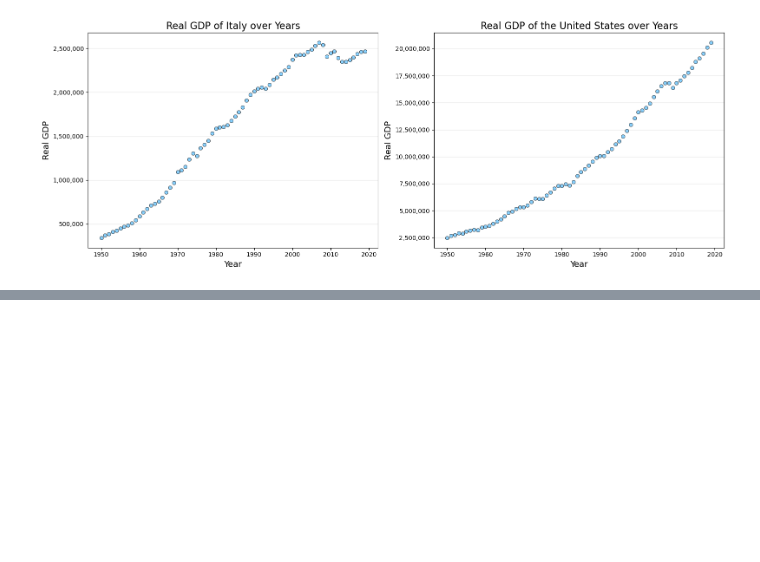
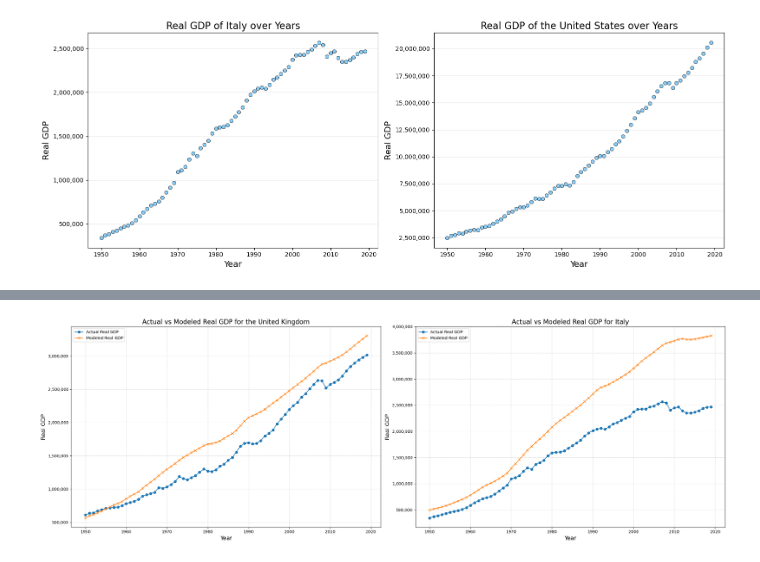
Before and after one commit to khwaish-aggarwal/EC1B1_mini_project, a Jupyter notebook: code/data_visualisations.ipynb, the cells around one changed output, grey strips where cells are left out. Drawn from its saved outputs; the diff is of its cells as text; code cells hidden in the pictures; blank space fills up the shorter version.

```diff
--- a/code/data_visualisations.ipynb
+++ b/code/data_visualisations.ipynb
@@ -39,0 +208,6 @@ plt.show()
+# %%
+# Use the model to predict log_Real_GDP based on log_Capital and log_Labour
+df_cleaned['modeled_log_Real_GDP'] = model.predict(X)
+
+# Display the first few rows of the dataframe to verify the new column
+print(df_cleaned.head())
@@ -39,0 +228,41 @@ plt.show()
+# %%
+# Filter data for the United Kingdom and Italy
+uk_data = df_cleaned[df_cleaned['country'] == 'United Kingdom'].copy()
+italy_data = df_cleaned[df_cleaned['country'] == 'Italy'].copy()
+
+# Check if data is empty for either country
+if uk_data.empty or italy_data.empty:
+    print("No data found for the United Kingdom or Italy.")
+else:
+    # Exponentiate the modeled log GDP to get the GDP values
+    uk_data['modeled_Real_GDP'] = np.exp(uk_data['modeled_log_Real_GDP'])
+    italy_data['modeled_Real_GDP'] = np.exp(italy_data['modeled_log_Real_GDP'])
+
+    # Create the plot with two subplots side by side
+    fig, (ax1, ax2) = plt.subplots(1, 2, figsize=(24, 8))  # 1 row, 2 columns
+
+    # Plot actual and modeled Real GDP for the United Kingdom
+    ax1.plot(uk_data['year'], uk_data['Real GDP'], label='Actual Real GDP', marker='o')
+    ax1.plot(uk_data['year'], uk_data['modeled_Real_GDP'], label='Modeled Real GDP', marker='x')
+    ax1.set_title('Actual vs Modeled Real GDP for the United Kingdom', fontsize=16)
+    ax1.set_xlabel('Year', fontsize=14)
+    ax1.set_ylabel('Real GDP', fontsize=14)
+    ax1.yaxis.set_major_formatter(StrMethodFormatter('{x:,.0f}'))
+    ax1.grid(True, linestyle='--', alpha=0.5)
+    ax1.legend()
+
+    # Plot actual and modeled Real GDP for Italy
+    ax2.plot(italy_data['year'], italy_data['Real GDP'], label='Actual Real GDP', marker='o')
+    ax2.plot(italy_data['year'], italy_data['modeled_Real_GDP'], label='Modeled Real GDP', marker='x')
+    ax2.set_title('Actual vs Modeled Real GDP for Italy', fontsize=16)
+    ax2.set_xlabel('Year', fontsize=14)
+    ax2.set_ylabel('Real GDP', fontsize=14)
+    ax2.yaxis.set_major_formatter(StrMethodFormatter('{x:,.0f}'))
+    ax2.grid(True, linestyle='--', alpha=0.5)
+    ax2.legend()
+
+    # Show the plot
+    plt.tight_layout()
+    plt.show()
+# %% [output]
+[figure, added]
```
Also changed, not shown: parts of 6 cells of this notebook, 1 other file.
